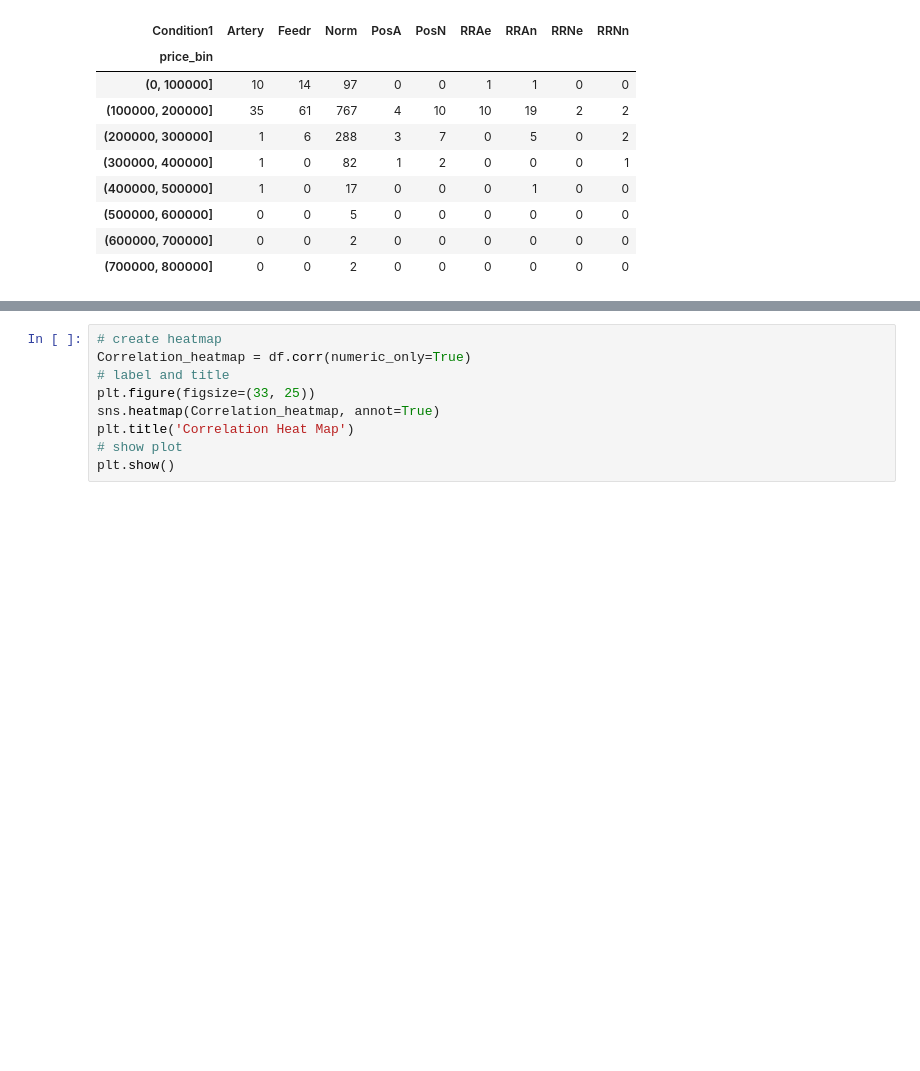
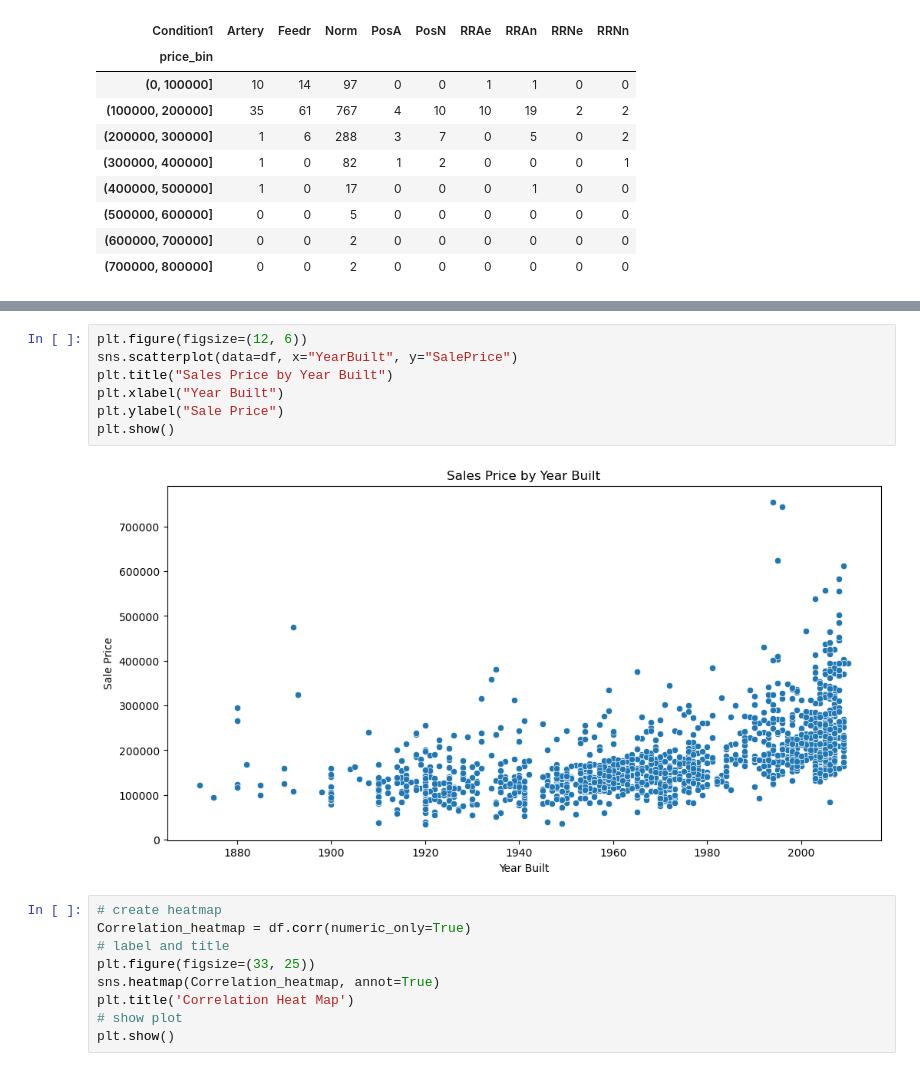
Before and after one commit to Totally-Kyle/Housing-Prices, a Jupyter notebook: EDA.ipynb, the cells around one changed output, grey strips where cells are left out. Cells and saved outputs as stored; diff of their text form; blank space fills up the shorter version.

```diff
--- a/EDA.ipynb
+++ b/EDA.ipynb
@@ -171,3 +162,12 @@ sns.pairplot(df, vars=["LotFrontage", "LotArea", "Street", "GarageQual", "Centra
+# %%
+plt.figure(figsize=(12, 6))
+sns.scatterplot(data=df, x="YearBuilt", y="SalePrice")
+plt.title("Sales Price by Year Built")
+plt.xlabel("Year Built")
+plt.ylabel("Sale Price")
+plt.show()
+# %% [output]
+[figure, added]
 # %%
 # create heatmap
 Correlation_heatmap = df.corr(numeric_only=True)
```
Also changed, not shown: parts of 9 cells of this notebook.
